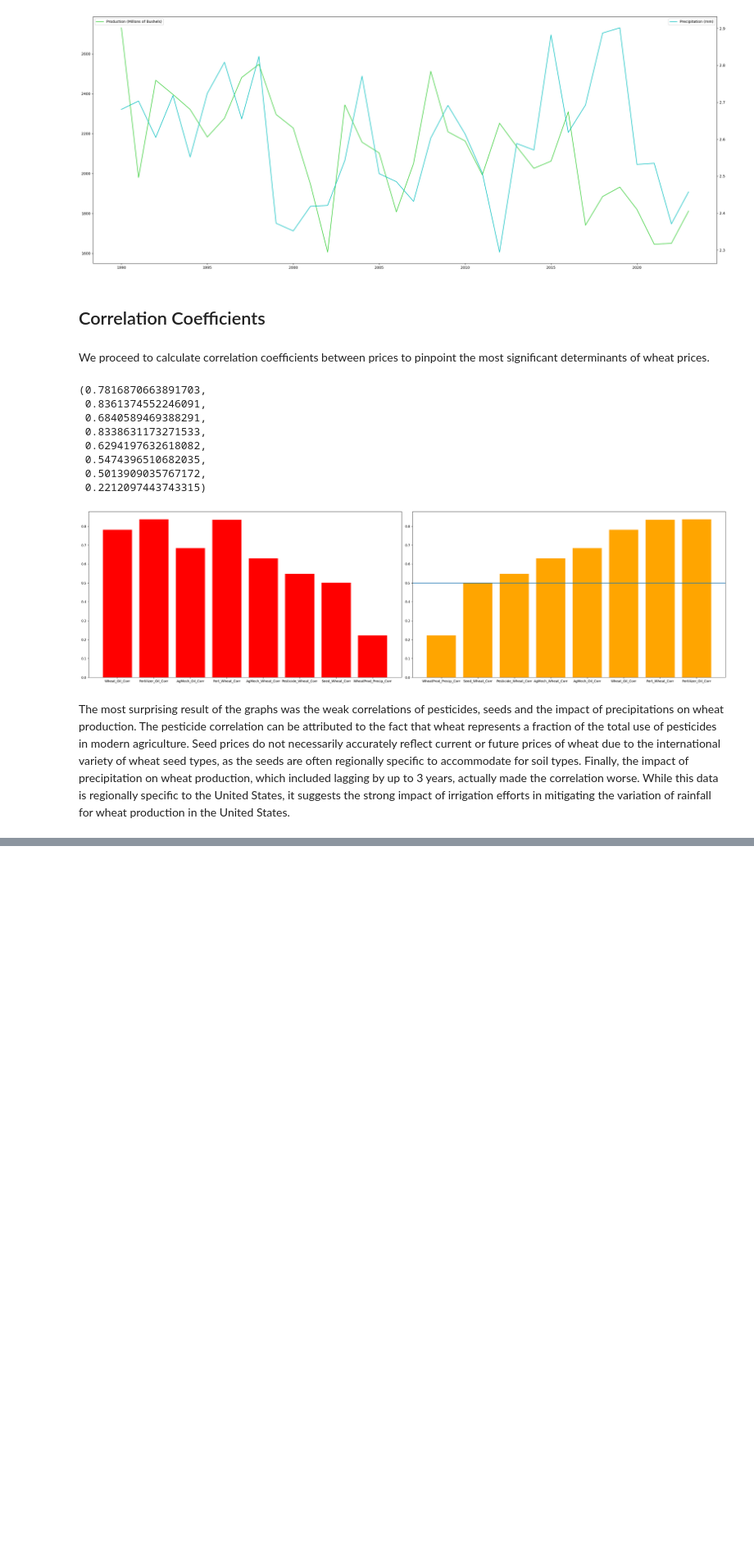
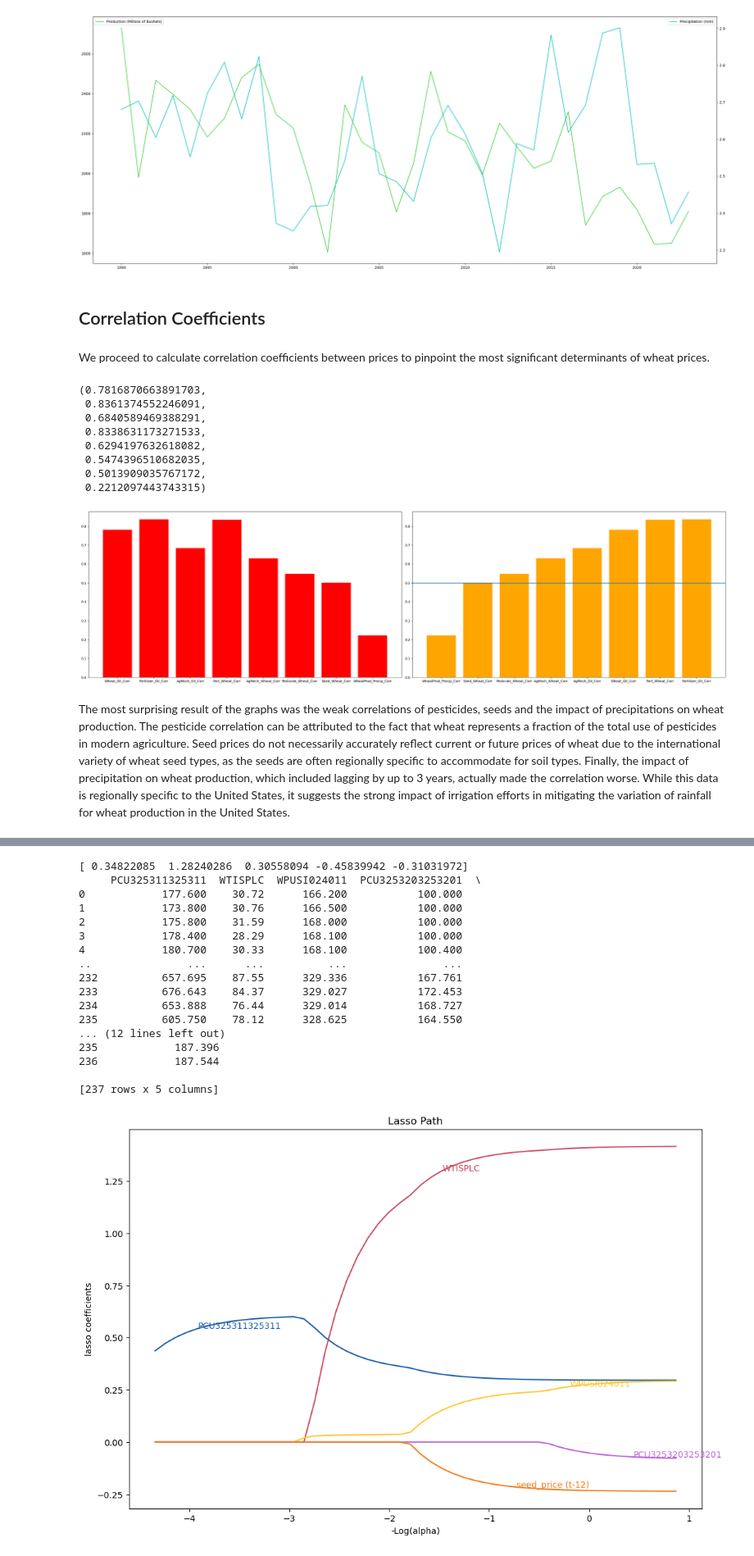
Before and after one commit to ssxnt/Wheat-Production-and-Global-Pricing-Dynamics, a Jupyter notebook: Energy/Notebooks and Datasets/final.ipynb, the cells around one changed output, grey strips where cells are left out. Shown at 82% size. Drawn from its saved outputs; the diff is of its cells as text; code cells hidden in the pictures; blank space fills up the shorter version.

```diff
--- a/Energy/Notebooks and Datasets/final.ipynb
+++ b/Energy/Notebooks and Datasets/final.ipynb
@@ -569,0 +628,5 @@ The most surprising result of the graphs was the weak correlations of pesticides
+# %%
+features = ['PCU325311325311', 'WTISPLC', 'WPUSI024011', 'PCU3253203253201', 'seed_price (t-12)']
+#features = ['WTISPLC']
+X = merged_df[features]
+X.describe()
@@ -569,0 +652,5 @@ The most surprising result of the graphs was the weak correlations of pesticides
+# %%
+from sklearn.tree import DecisionTreeRegressor
+
+wheat_model = DecisionTreeRegressor(random_state=1)
+wheat_model.fit(X, y)
@@ -569,0 +736,6 @@ The most surprising result of the graphs was the weak correlations of pesticides
+# %%
+best_tree_size = 55
+# %%
+final_model = DecisionTreeRegressor(max_leaf_nodes=best_tree_size, random_state=1)
+
+final_model.fit(X, y)
@@ -569,0 +769,48 @@ The most surprising result of the graphs was the weak correlations of pesticides
+# %%
+lasso_model = linear_model.Lasso() #identifying the variables that have the biggest impact on MSE, and therefore informing us which variables to regress if we're not using them all
+lasso_model.fit(X, y)
+lasso_model.coef_
+
+from itertools import cycle
+alphas = np.exp(np.linspace(10, -2, 50))
+alphas, coefs_lasso, _ = linear_model.lasso_path(X, y, alphas=alphas, max_iter=10000)
+
+colors = ['#165aa7', '#cb495c', '#fec630', '#bb60d5', '#f47915']
+
+# plotting
+fig, ax = plt.subplots(figsize=(12, 8))
+color_cycle = cycle(colors)
+log_alphas = -np.log10(alphas)
+for coef_l, c, name in zip(coefs_lasso, color_cycle, list(X)):
+   ax.plot(log_alphas, coef_l, c=c)
+   ax.set_xlabel('-Log(alpha)')
+   ax.set_ylabel('lasso coefficients')
+   ax.set_title('Lasso Path')
+   ax.axis('tight')
+   maxabs = np.max(np.abs(coef_l))
+   i = [idx for idx in range(len(coef_l)) if abs(coef_l[idx]) >= (0.9*maxabs)][0]
+   xnote = log_alphas[i]
+   ynote = coef_l[i]
+   ax.annotate(name, (xnote, ynote), color=c)
+
+print(lasso_model.coef_)
+print(X)
+# %% [output]
+[ 0.34822085  1.28240286  0.30558094 -0.45839942 -0.31031972]
+     PCU325311325311  WTISPLC  WPUSI024011  PCU3253203253201  \
+0            177.600    30.72      166.200           100.000
+1            173.800    30.76      166.500           100.000
+2            175.800    31.59      168.000           100.000
+3            178.400    28.29      168.100           100.000
+4            180.700    30.33      168.100           100.400
+..               ...      ...          ...               ...
+232          657.695    87.55      329.336           167.761
+233          676.643    84.37      329.027           172.453
+234          653.888    76.44      329.014           168.727
+235          605.750    78.12      328.625           164.550
+... (12 lines left out)
+235            187.396
+236            187.544
+
+[237 rows x 5 columns]
+[figure, added]
```
Also changed, not shown: parts of 16 cells of this notebook.
